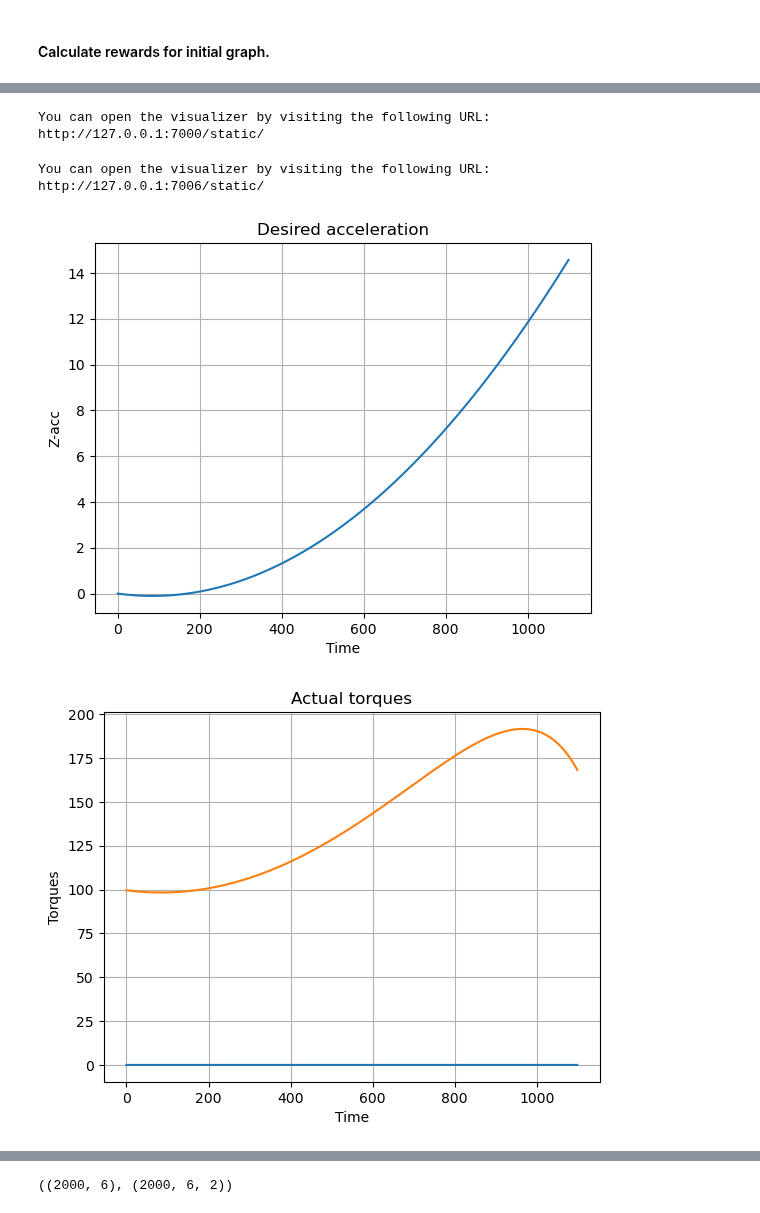
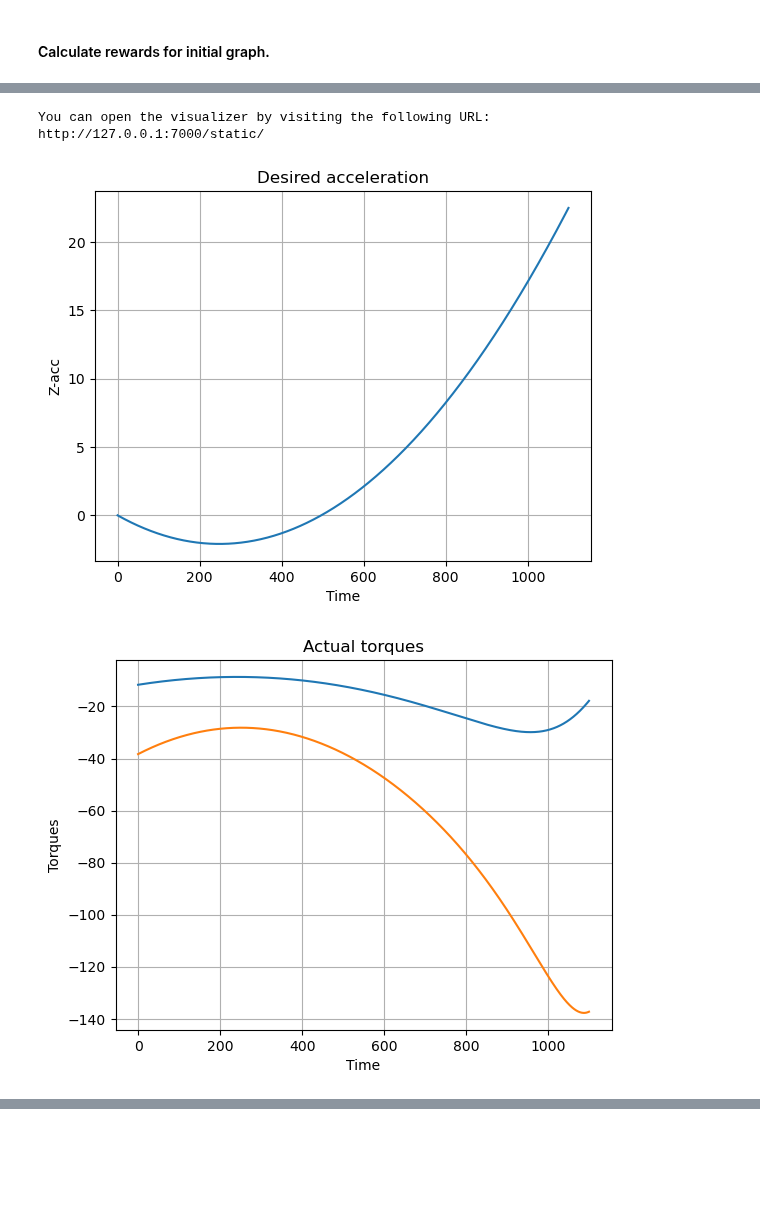
Before and after one commit to LicAiBeerLab/auto-robotics-design, a Jupyter notebook: apps/optimize/single_topology_optimization copy.ipynb, the cells around one changed output, grey strips where cells are left out. Cells and saved outputs as stored; diff of their text form; code cells hidden in the pictures; blank space fills up the shorter version.

```diff
--- a/apps/optimize/single_topology_optimization copy.ipynb
+++ b/apps/optimize/single_topology_optimization copy.ipynb
@@ -73,8 +73,8 @@ from auto_robot_design.description.builder import (
 #### 1) mechanism configuration
 # %%
 generator = TwoLinkGenerator()
-all_graphs = generator.get_standard_set(shift=0.3)
-graph, constrain_dict = all_graphs[6]
+all_graphs = generator.get_standard_set(knee_pos = -0.4, shift=0.3)
+graph, constrain_dict = all_graphs[1]
 
 actuator = TMotor_AK10_9()
 # actuator = TMotor_AK60_6()
@@ -390,20 +450,3 @@ np.mean(np.abs(data[0][3]), axis=0), np.mean(np.abs(data[1][3]), axis=0)
-# %%
-from auto_robot_design.pinokla.criterion_agregator import calculate_quasi_static_simdata
-from pinocchio.visualize import MeshcatVisualizer
-import meshcat
-
-problem.mutate_JP_by_xopt(best_x)
-trajectory = rewards_and_trajectories[0][1][1]
-
-viz = MeshcatVisualizer(robo.model, robo.visual_model, robo.visual_model)
-viz.viewer = meshcat.Visualizer().open()
-viz.clean()
-viz.loadViewerModel()
-fixed_robot, free_robot = jps_graph2pinocchio_robot(graph, builder=builder)
-res_dict_free, res_dict_fixed = calculate_quasi_static_simdata(free_robot, fixed_robot, crag.end_effector_name, des_traj_6d, viz)
-# %% [output]
-You can open the visualizer by visiting the following URL:
-http://127.0.0.1:7000/static/
 # %%
 from auto_robot_design.description.builder import jps_graph2urdf_by_bulder
 from auto_robot_design.pinokla.squat import SquatHopParameters, SimulateSquatHop
@@ -413,7 +456,7 @@ robo_urdf, joint_description, loop_description = jps_graph2urdf_by_bulder(
 
 sqh_p = SquatHopParameters(hop_flight_hight=0.3,
                            squatting_up_hight=0,
-                           squatting_down_hight=-0.3,
+                           squatting_down_hight=-0.1,
                            total_time=0.55)
 hoppa = SimulateSquatHop(sqh_p)
 
@@ -428,33 +471,33 @@ list__234 = np.array(list(map(trj_f, t)))
 
 plt.figure()
 plt.plot(list__234[:, 2])
 plt.title("Desired acceleration")
 plt.xlabel("Time")
 plt.ylabel("Z-acc")
 plt.grid(True)
 
 plt.figure()
 plt.plot(tau[:, 0])
 plt.plot(tau[:, 1])
 plt.title("Actual torques")
 plt.xlabel("Time")
 plt.ylabel("Torques")
 plt.grid(True)
 
 
 plt.figure()
 
 plt.plot(vq_act[:, 0])
 plt.plot(list__234[:, 1])
 plt.title("Velocities")
 plt.xlabel("Time")
 plt.ylabel("Z-vel")
 plt.legend(["actual vel", "desired vel"])
 plt.grid(True)
 
 plt.show()
 # %% [output]
 You can open the visualizer by visiting the following URL:
-http://127.0.0.1:7006/static/
+http://127.0.0.1:7000/static/
-[figure, old version]
+[figure, new version]
-[figure, old version]
+[figure, new version]
@@ -467,7 +505 @@ arr_Jclosed = res_dict_fixed["J_closed"]
-# %%
-des_traj_6d_tangent.shape, arr_Jclosed.shape
-des_traj_6d_tangent = np.vstack([des_traj_6d_tangent, np.zeros(6)])
-des_traj_6d_tangent.shape, arr_Jclosed.shape
-# %% [output]
-((2000, 6), (2000, 6, 2))
 # %%
```
Also changed, not shown: parts of 29 cells of this notebook, 4 other files.
